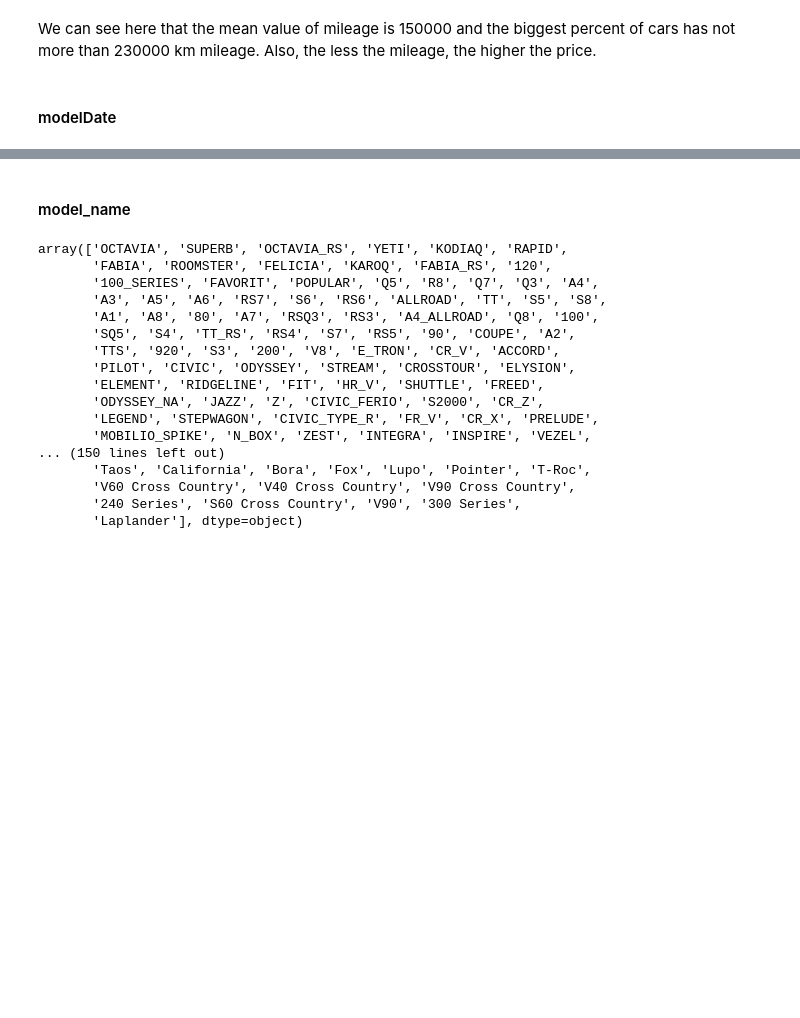
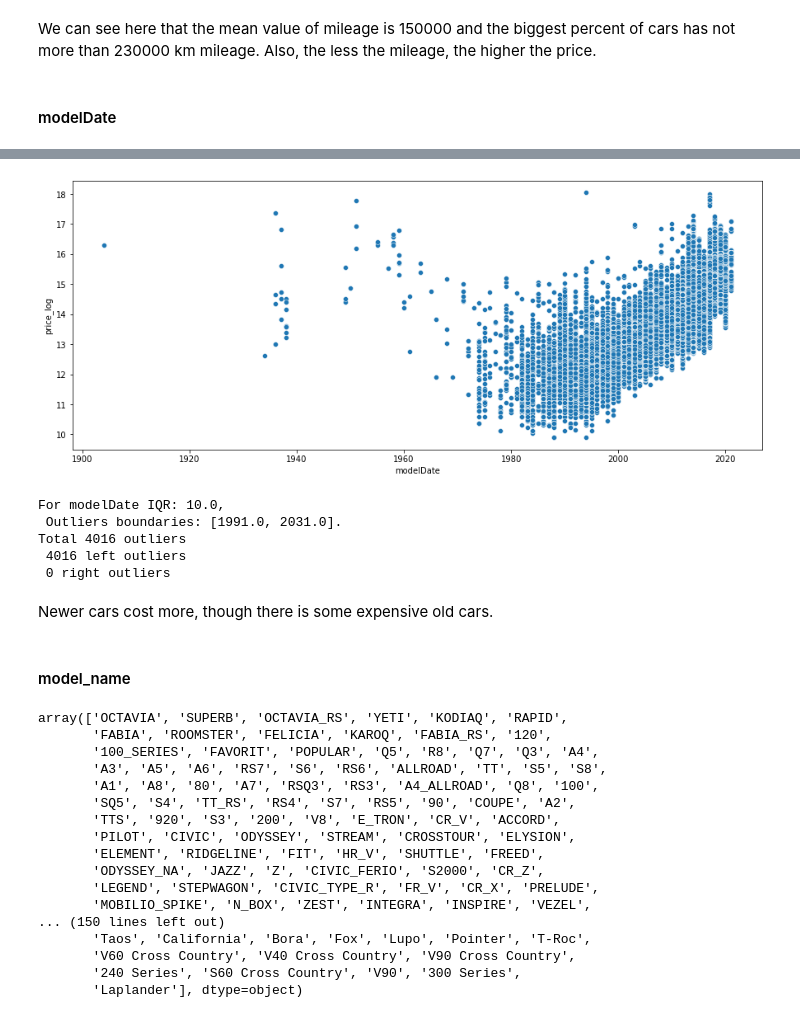
Before and after one commit to gir2017/teamwork_kaggle, a Jupyter notebook: module_5/select_auto.ipynb, the cells around one changed output, grey strips where cells are left out. Saved outputs shown, nothing was run; the diff lists cells and outputs as text; code cells hidden in the pictures; blank space fills up the shorter version.

```diff
--- a/module_5/select_auto.ipynb
+++ b/module_5/select_auto.ipynb
@@ -1322,3 +1345,17 @@ Total 4016 outliers
+# %%
+scatter(bined_df, 'modelDate')
+# %% [output]
+[figure, added]
+# %%
+outliers(bined_df, 'modelDate')
+# %% [output]
+For modelDate IQR: 10.0,
+ Outliers boundaries: [1991.0, 2031.0].
+Total 4016 outliers
+ 4016 left outliers
+ 0 right outliers
+# %% [markdown]
+Newer cars cost more, though there is some expensive old cars.
 # %% [markdown]
 #### model_name
 # %%
```
Also changed, not shown: parts of 190 cells of this notebook.
